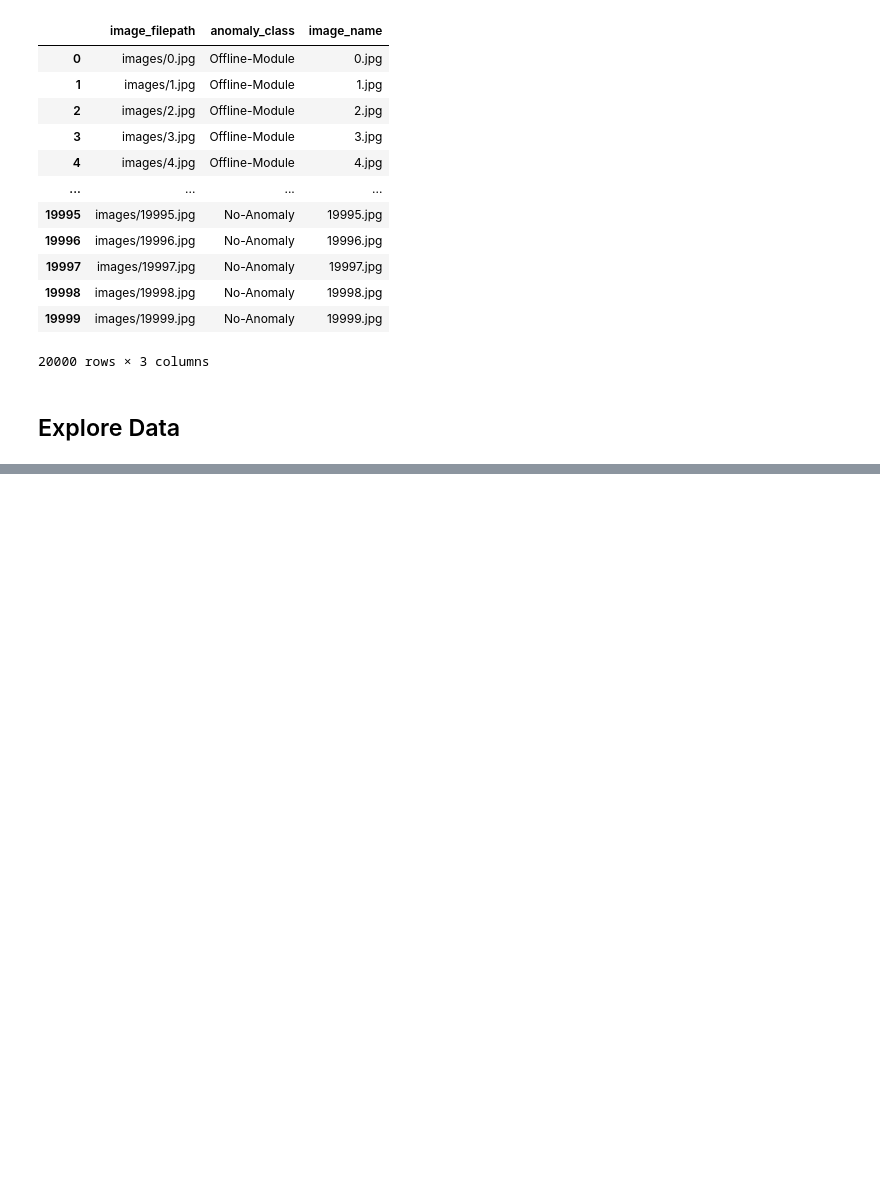
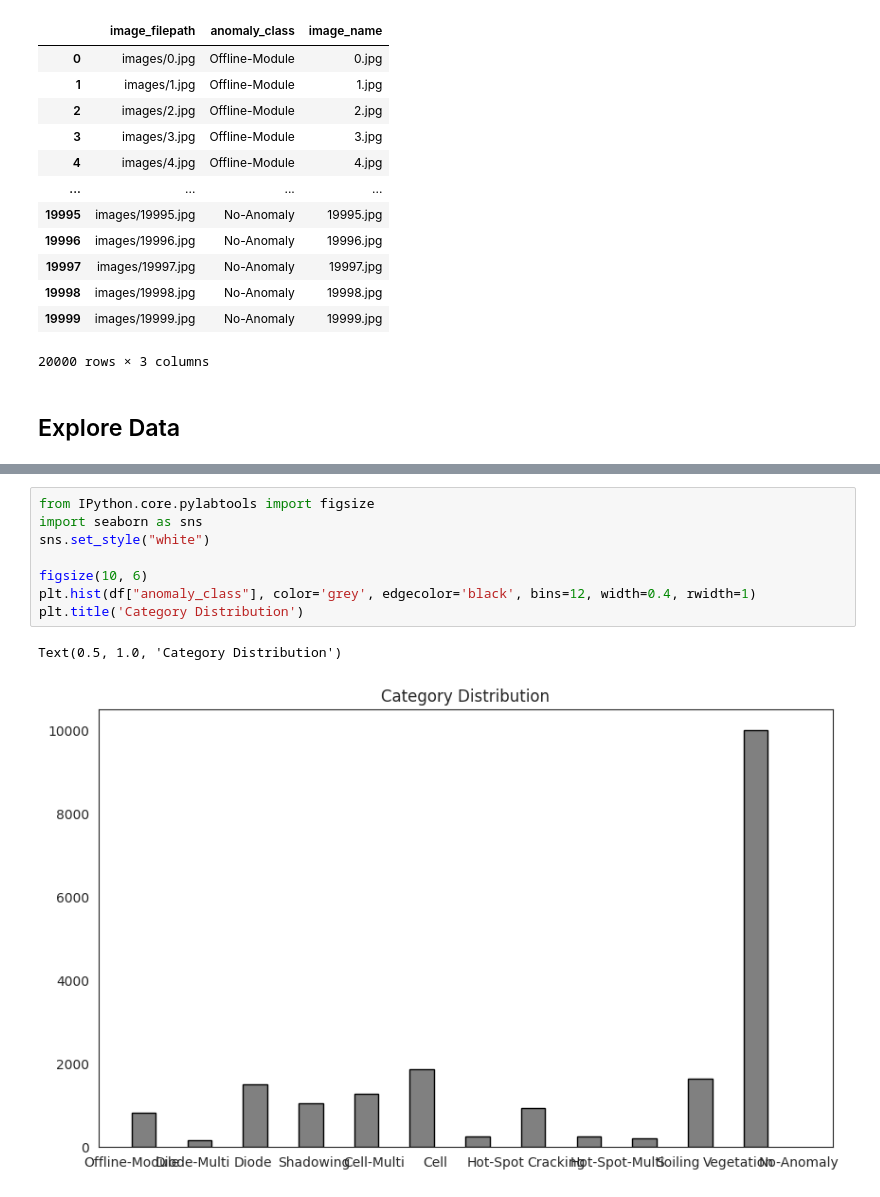
Before and after one commit to regiiis/pv_error_classification, a Jupyter notebook: pv_error_classifcation.ipynb, the cells around one changed output, grey strips where cells are left out. Cells and saved outputs as stored; diff of their text form; blank space fills up the shorter version.

```diff
--- a/pv_error_classifcation.ipynb
+++ b/pv_error_classifcation.ipynb
@@ -163,0 +177,11 @@ plt.show()
+# %%
+from IPython.core.pylabtools import figsize
+import seaborn as sns
+sns.set_style("white")
+
+figsize(10, 6)
+plt.hist(df["anomaly_class"], color='grey', edgecolor='black', bins=12, width=0.4, rwidth=1)
+plt.title('Category Distribution')
+# %% [output]
+Text(0.5, 1.0, 'Category Distribution')
+[figure, added]
```
Also changed, not shown: parts of 5 cells of this notebook.
